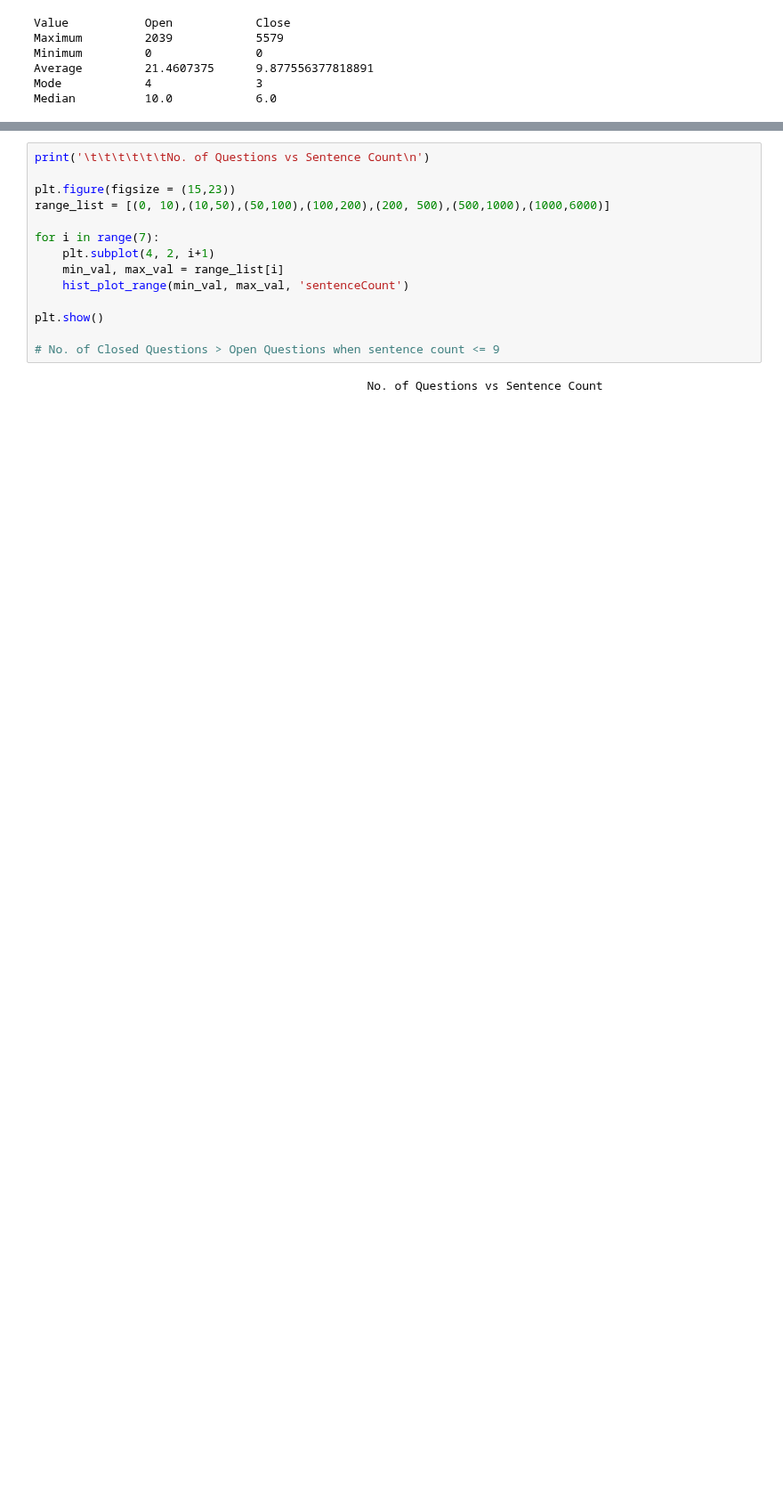
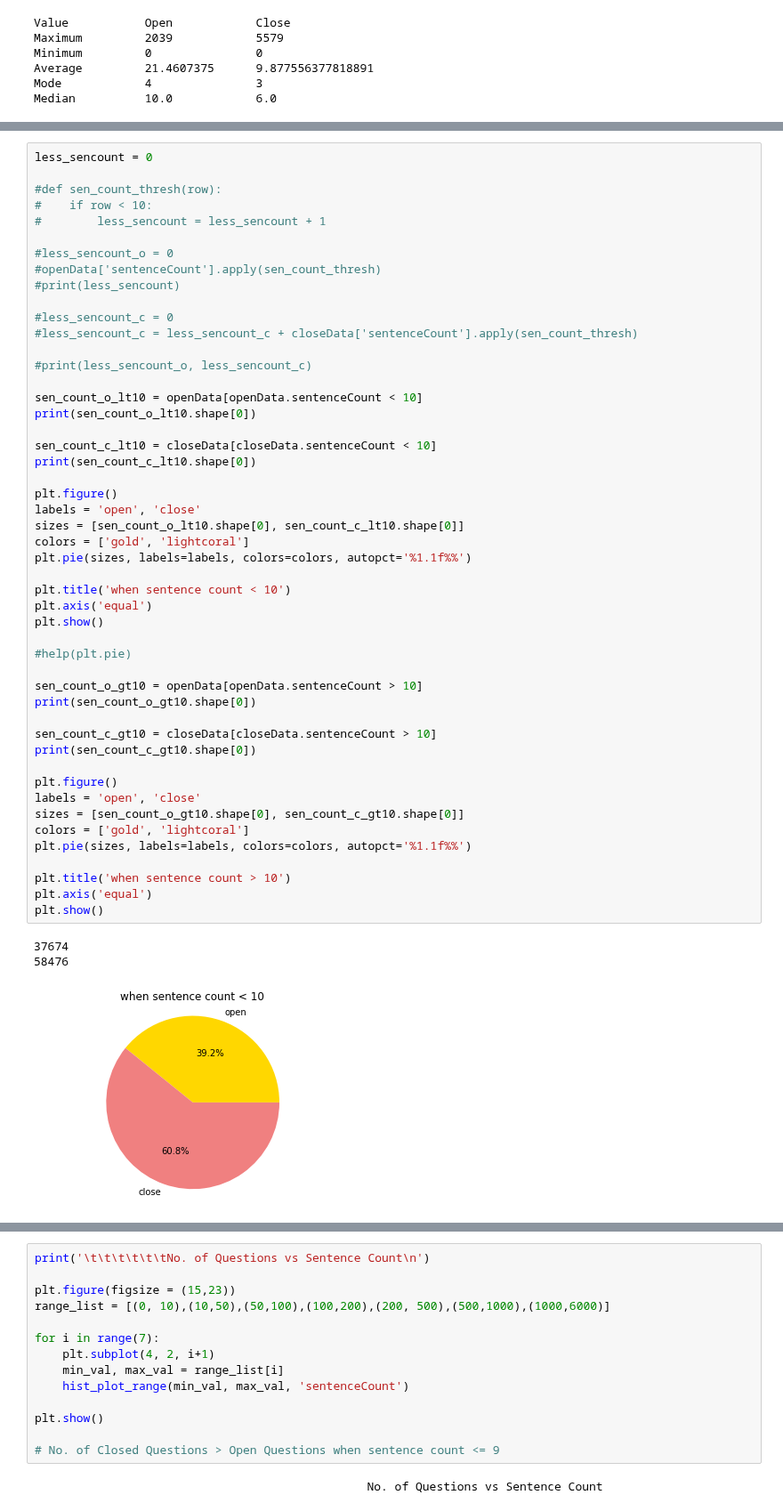
Before and after one commit to sajalagrawal/Query-Closing-on-Stack-Overflow, a Jupyter notebook: Analysis of Query Data.ipynb, the cells around one changed output, grey strips where cells are left out. Shown at 89% size. Drawn from its saved outputs; the diff is of its cells as text; blank space fills up the shorter version.

```diff
--- a/Analysis of Query Data.ipynb
+++ b/Analysis of Query Data.ipynb
@@ -126,0 +146,53 @@ plt.show()
+# %%
+less_sencount = 0
+
+#def sen_count_thresh(row):
+#    if row < 10:
+#        less_sencount = less_sencount + 1
+
+#less_sencount_o = 0
+#openData['sentenceCount'].apply(sen_count_thresh)
+#print(less_sencount)
+
+#less_sencount_c = 0
+#less_sencount_c = less_sencount_c + closeData['sentenceCount'].apply(sen_count_thresh)
+
+#print(less_sencount_o, less_sencount_c)
+
+sen_count_o_lt10 = openData[openData.sentenceCount < 10]
+print(sen_count_o_lt10.shape[0])
+
+sen_count_c_lt10 = closeData[closeData.sentenceCount < 10]
+print(sen_count_c_lt10.shape[0])
+
+plt.figure()
+labels = 'open', 'close'
+sizes = [sen_count_o_lt10.shape[0], sen_count_c_lt10.shape[0]]
+colors = ['gold', 'lightcoral']
+plt.pie(sizes, labels=labels, colors=colors, autopct='%1.1f%%')
+
+plt.title('when sentence count < 10')
+plt.axis('equal')
+plt.show()
+
+#help(plt.pie)
+
+sen_count_o_gt10 = openData[openData.sentenceCount > 10]
+print(sen_count_o_gt10.shape[0])
+
+sen_count_c_gt10 = closeData[closeData.sentenceCount > 10]
+print(sen_count_c_gt10.shape[0])
+
+plt.figure()
+labels = 'open', 'close'
+sizes = [sen_count_o_gt10.shape[0], sen_count_c_gt10.shape[0]]
+colors = ['gold', 'lightcoral']
+plt.pie(sizes, labels=labels, colors=colors, autopct='%1.1f%%')
+
+plt.title('when sentence count > 10')
+plt.axis('equal')
+plt.show()
+# %% [output]
+37674
+58476
+[figure, added]
```
Also changed, not shown: parts of 40 cells of this notebook.
